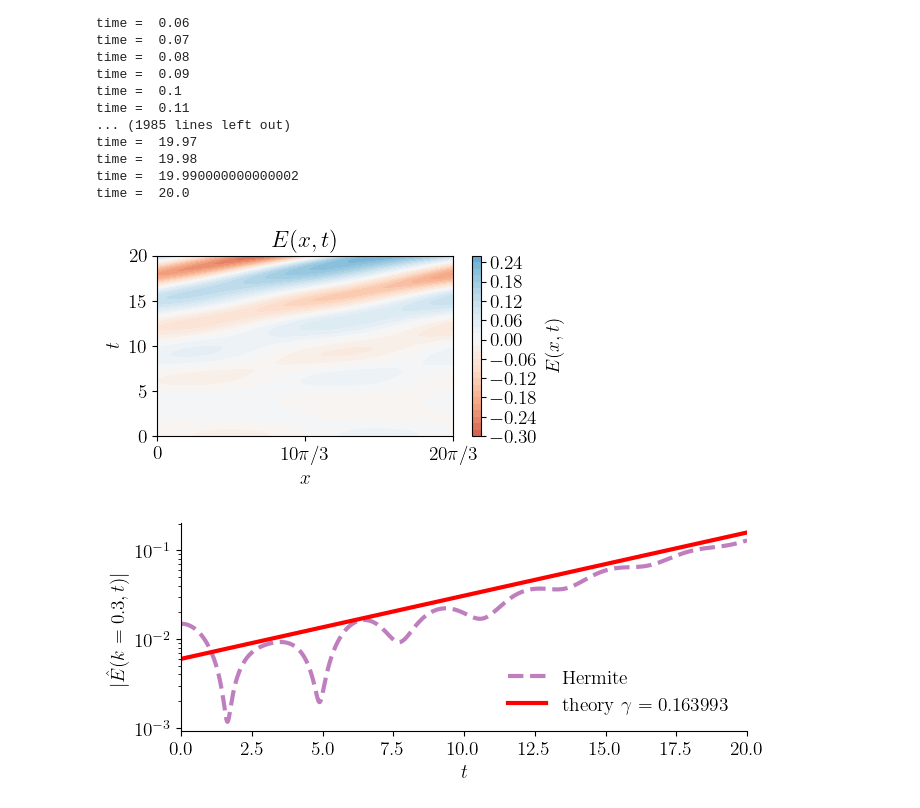
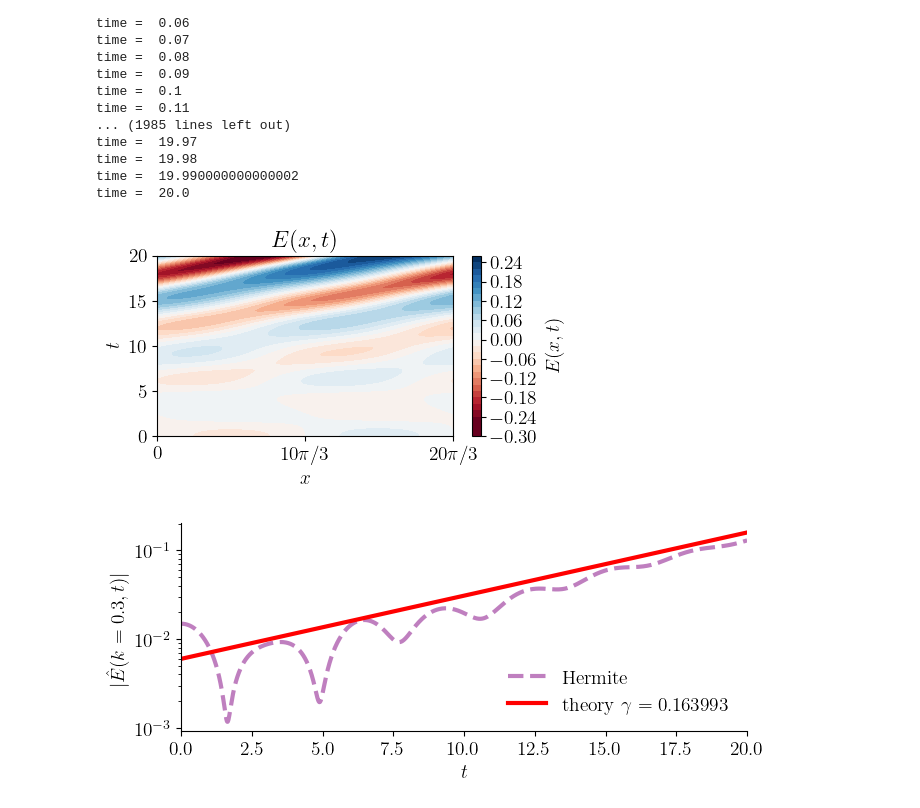
Before and after one commit to opaliss/mixed_methods, a Jupyter notebook: analysis/bump_on_tail_instability_hermite.ipynb, the cells around one changed output. Cells and saved outputs as stored; diff of their text form; code cells hidden in the pictures.

```diff
--- a/analysis/bump_on_tail_instability_hermite.ipynb
+++ b/analysis/bump_on_tail_instability_hermite.ipynb
@@ -144,19 +144,19 @@ time =  20.0
 # %%
 # plot the electric field
 fig, ax = plt.subplots(figsize=(5, 3))
-pos = ax.contourf(x, sol_midpoint_t, E_midpoint.T, cmap="RdBu", levels=30, vmin=-0.5, vmax=0.5)
+pos = ax.contourf(x, sol_midpoint_t, E_midpoint.T, cmap="RdBu", levels=30, vmin=-0.25, vmax=0.25)
 cbar = fig.colorbar(pos)
 cbar.ax.set_ylabel("$E(x, t)$", rotation=90)
 ax.set_title("$E(x, t)$")
 ax.set_xlabel("$x$")
 _ = ax.set_xticks([0, 10*np.pi/3, 20*np.pi/3])
 _ = ax.set_xticklabels([r"0", r"$10\pi/3$", r"$20\pi/3$"])
 _ = ax.set_ylabel("$t$")
 plt.tight_layout()
 
 #plt.savefig("../figs/FOM/bump_on_tail/electric_field_FOM_" + str(setup.u_e2)+ ".png", dpi=600)
 # %% [output]
-[figure, old version]
+[figure, new version]
 # %%
 # plot the electric field damping rate
 fig, ax = plt.subplots(figsize=(7, 3))
```
Also changed, not shown: parts of 2 cells of this notebook, 2 other files.
